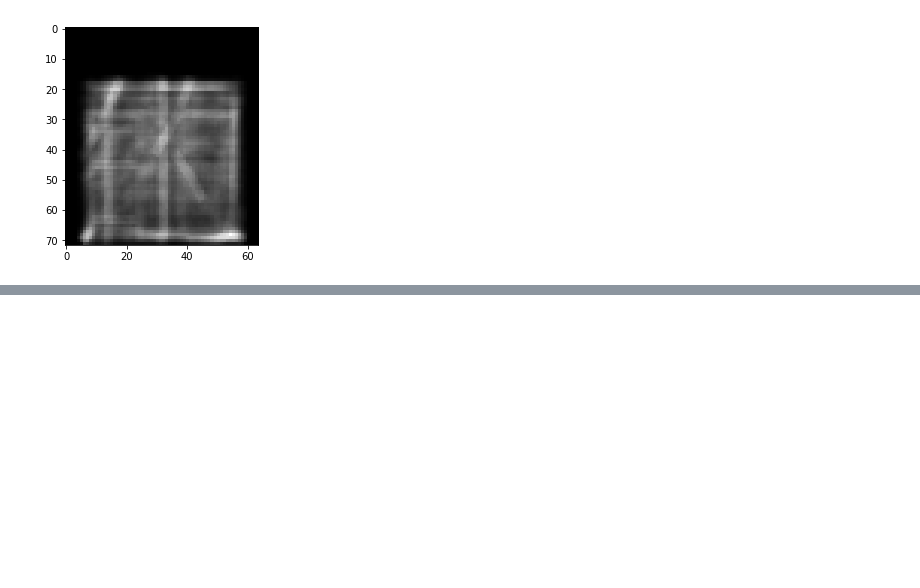
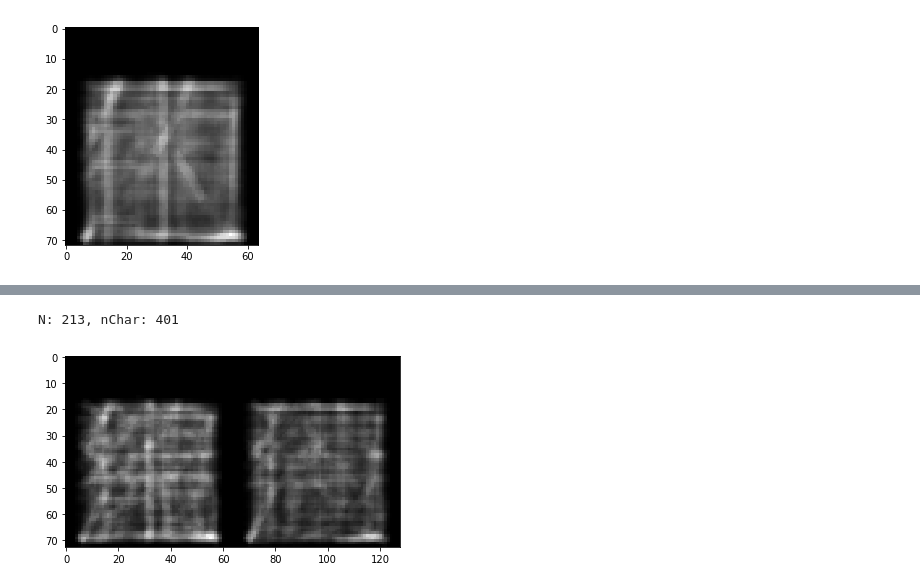
Before and after one commit to seantyh/Fusiform, a Jupyter notebook: 40_Interface/Main.ipynb, the cells around one changed output, grey strips where cells are left out. Saved outputs shown, nothing was run; the diff lists cells and outputs as text; code cells hidden in the pictures; blank space fills up the shorter version.

```diff
--- a/40_Interface/Main.ipynb
+++ b/40_Interface/Main.ipynb
@@ -51,0 +78,5 @@ N: 3985, nChar: 3985
+# %%
+run_text_to_avg_char(get_resource("text3.txt"))
+# %% [output]
+N: 213, nChar: 401
+[figure, added]
```
Also changed, not shown: parts of 16 cells of this notebook, 6 other files.
